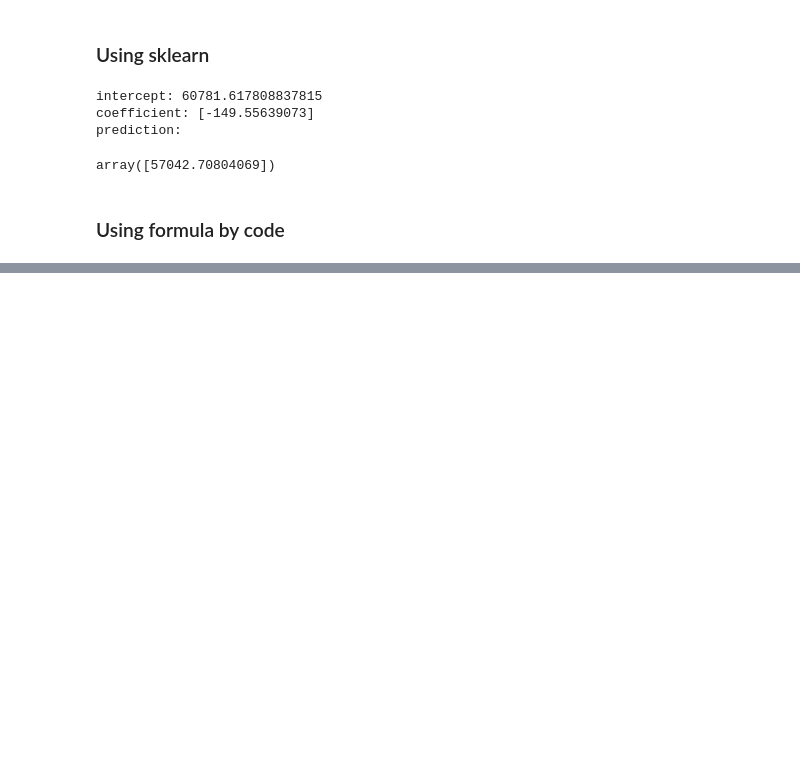
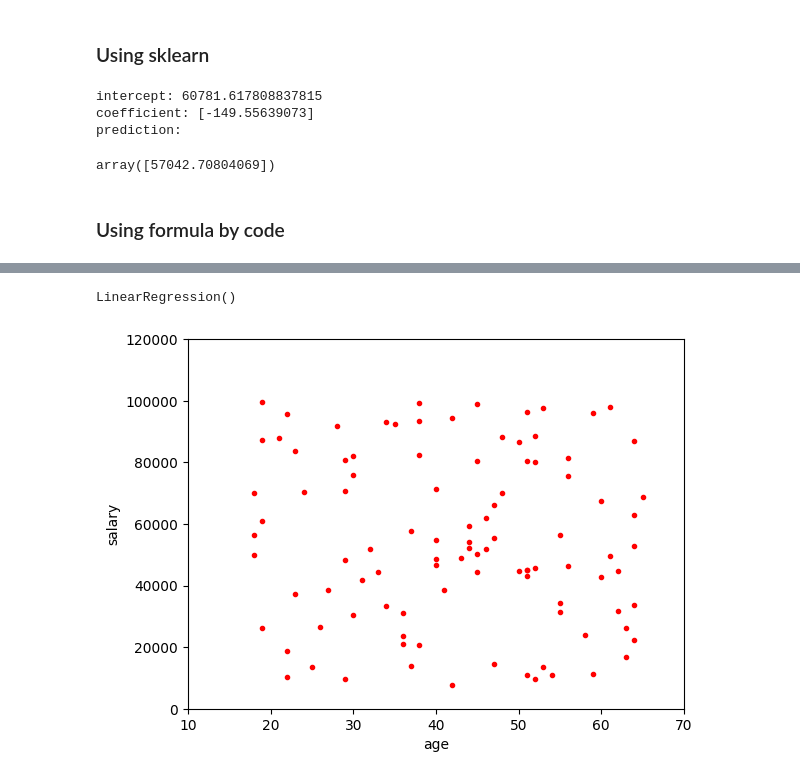
Before and after one commit to d940909492/machine-learning-practice, a Jupyter notebook: Linear_Regression/linear_regression.ipynb, the cells around one changed output, grey strips where cells are left out. Cells and saved outputs as stored; diff of their text form; code cells hidden in the pictures; blank space fills up the shorter version.

```diff
--- a/Linear_Regression/linear_regression.ipynb
+++ b/Linear_Regression/linear_regression.ipynb
@@ -74,0 +89,23 @@ prediction:  57042.70804068608
+# %%
+from sklearn.preprocessing import PolynomialFeatures
+np.set_printoptions(suppress=True)
+ndata1 = np.genfromtxt("test0_1.csv", delimiter=",").transpose()
+x3 = ndata1[0].reshape(-1,1)
+y3 = ndata1[1]
+poly = PolynomialFeatures(degree = 2,include_bias = False)
+x3_poly = poly_features.fit_transform(x3)
+# %%
+lin_reg = LinearRegression()
+lin_reg.fit(x3_poly,y3)
+# %% [output]
+LinearRegression()
+# %%
+plt.xlabel('age')
+plt.ylabel('salary')
+plt.plot(x3,y3, 'r.')
+y_new = lin_reg.predict(X_new_poly)
+plt.axis([10,70,-0,120000])
+
+plt.show()
+# %% [output]
+[figure, added]
```
Also changed, not shown: parts of 6 cells of this notebook, 2 other files.
